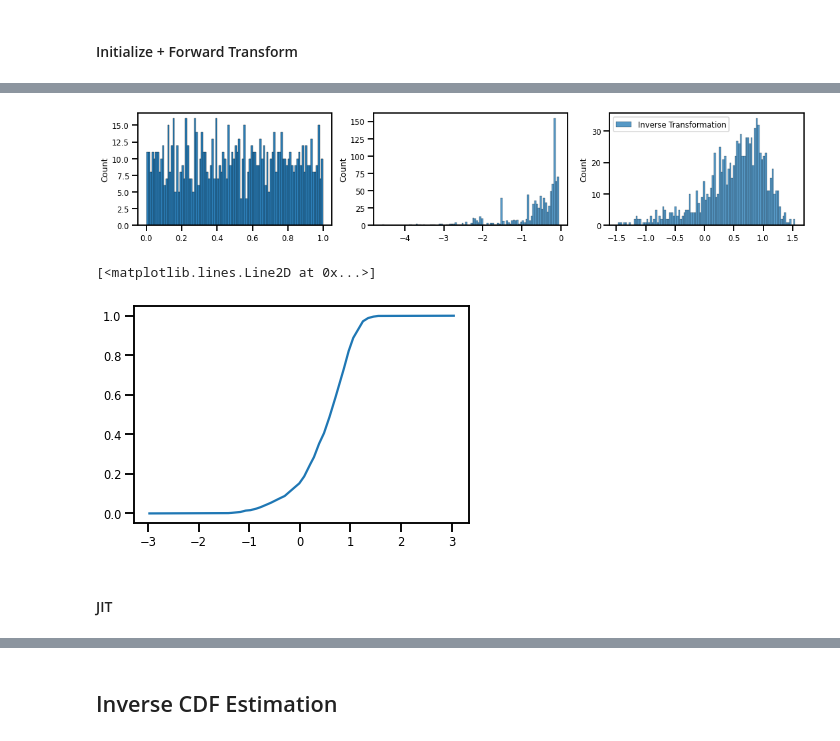
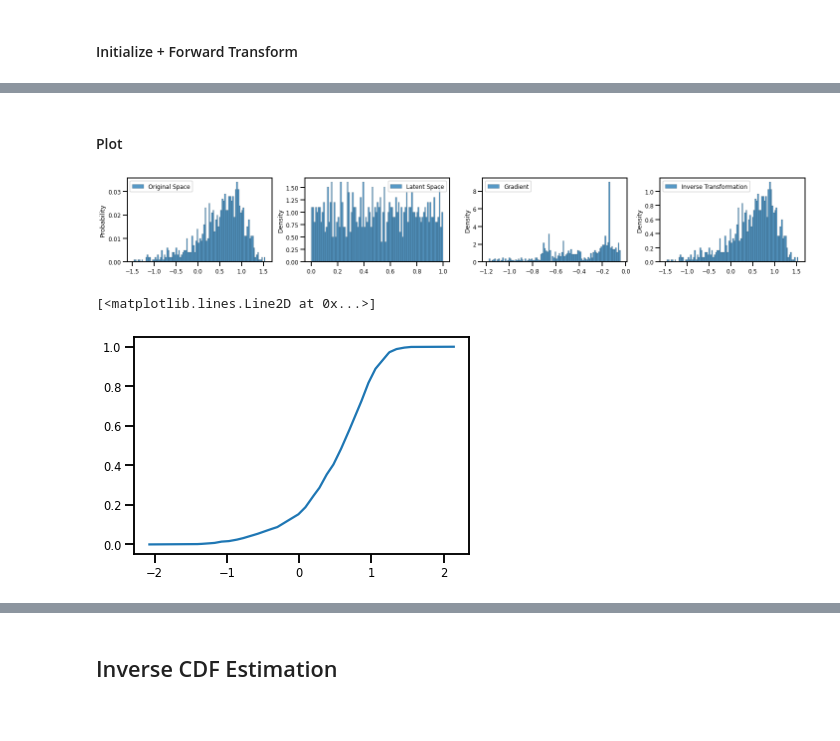
Before and after one commit to IPL-UV/rbig_jax, a Jupyter notebook: jupyterbook/content/iterative/details/1.1_univariate_gaussinization.ipynb, the cells around one changed output, grey strips where cells are left out. Drawn from its saved outputs; the diff is of its cells as text; code cells hidden in the pictures.

```diff
--- a/jupyterbook/content/iterative/details/1.1_univariate_gaussinization.ipynb
+++ b/jupyterbook/content/iterative/details/1.1_univariate_gaussinization.ipynb
@@ -68,15 +68,16 @@ WARNING:absl:No GPU/TPU found, falling back to CPU. (Set TF_CPP_MIN_LOG_LEVEL=0
 ## Histogram Uniformization
 # %%
 from rbig_jax.transforms.histogram import InitUniHistTransform
-from rbig_jax.transforms.kde import InitKDEUniformize
+from rbig_jax.transforms.kde import InitUniKDETransform, estimate_bw
 
-support_extension = 50
+# Histogram transform
+support_extension = 20
 alpha = 1e-5
 precision = 1_000
 nbins = int(np.sqrt(X.shape[0]))
 
 # initialize histogram transformation
-init_hist_func = InitUniHistTransform(
+init_hist_f = InitUniHistTransform(
     n_samples=X.shape[0],
     nbins=nbins,
     support_extension=support_extension,
@@ -97,23 +103,41 @@ plt.show()
+# %%
+# initialize bijector
+X_u, hist_bijector = init_hist_f.init_bijector(X)
+
+# forward transformation
+X_l1 = hist_bijector.forward(X)
+
+# inverse transformation
+X_approx = hist_bijector.inverse(X_l1)
+
+# gradient transformation
+X_l1_ldj = hist_bijector.forward_log_det_jacobian(X_l1)
+# %% [markdown]
+#### Plot
 # %%
-X_u, hist_bijector = init_hist_func(X)
-X_u_ = hist_bijector.forward(X)
-X_approx = hist_bijector.inverse(X_u)
-X_u_ldj = hist_bijector.forward_log_det_jacobian(X)
+# plot
+fig, ax = plt.subplots(ncols=4, figsize=(20, 3))
+# Original Space
+sns.histplot(X.ravel(), bins=100, stat="probability", label="Original Space", ax=ax[0])
+ax[0].legend()
+# Latent Space
+sns.histplot(X_l1.ravel(), bins=100, label="Latent Space", stat="density", ax=ax[1])
+ax[1].legend()
 
-fig, ax = plt.subplots(ncols=3, figsize=(15, 3))
-sns.histplot(X_u, bins=100, label="Latent Space", ax=ax[0])
-sns.histplot(X_u_, bins=100, label="Latent Space (Transform)", ax=ax[0])
-sns.histplot(X_u_ldj, bins=100, label="Gradient", ax=ax[1])
-sns.histplot(X_approx, bins=100, label="Inverse Transformation", ax=ax[2])
+# Gradient Transform
+sns.histplot(X_l1_ldj.ravel(), bins=100, label="Gradient", stat="density", ax=ax[2])
+ax[2].legend()
+# Inverse Transform
+sns.histplot(X_approx.ravel(), bins=100, label="Inverse Transformation", stat="density", ax=ax[3])
+ax[3].legend()
+
 plt.legend()
 plt.tight_layout()
 plt.show()
 # %% [output]
-[figure, old version]
+[figure, new version]
 # %%
-plt.plot(hist_bijector.support, hist_bijector.quantiles)
+plt.plot(hist_bijector.support.ravel(), hist_bijector.quantiles.ravel())
 # %% [output]
 [<matplotlib.lines.Line2D at 0x...>]
-[figure, old version]
+[figure, new version]
-# %% [markdown]
-#### JIT
```
Also changed, not shown: parts of 27 cells of this notebook, 9 other files.
